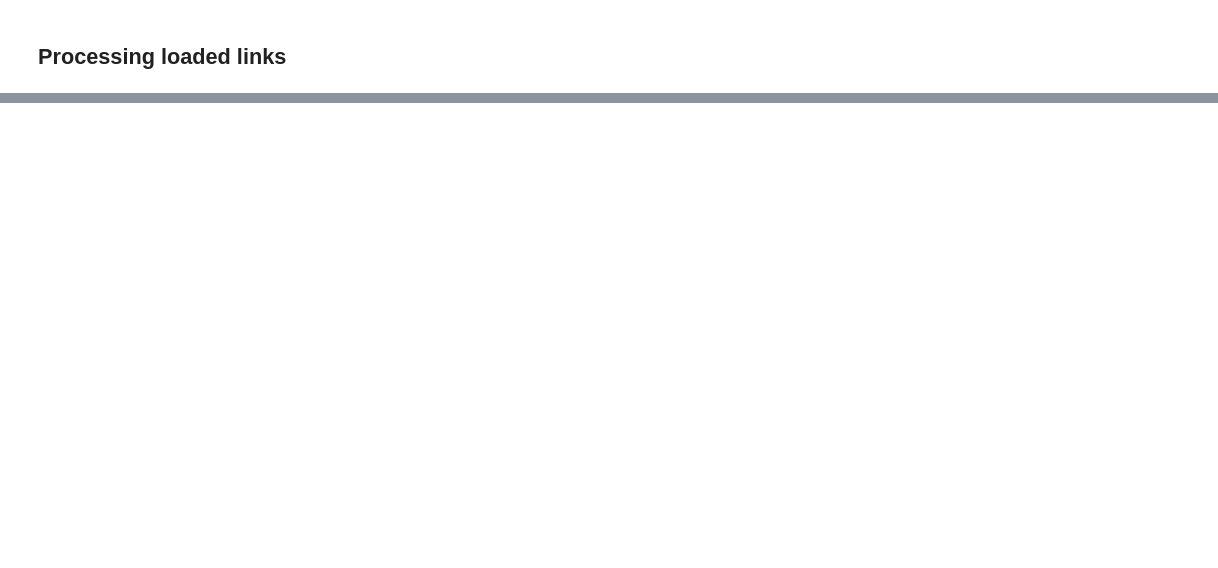
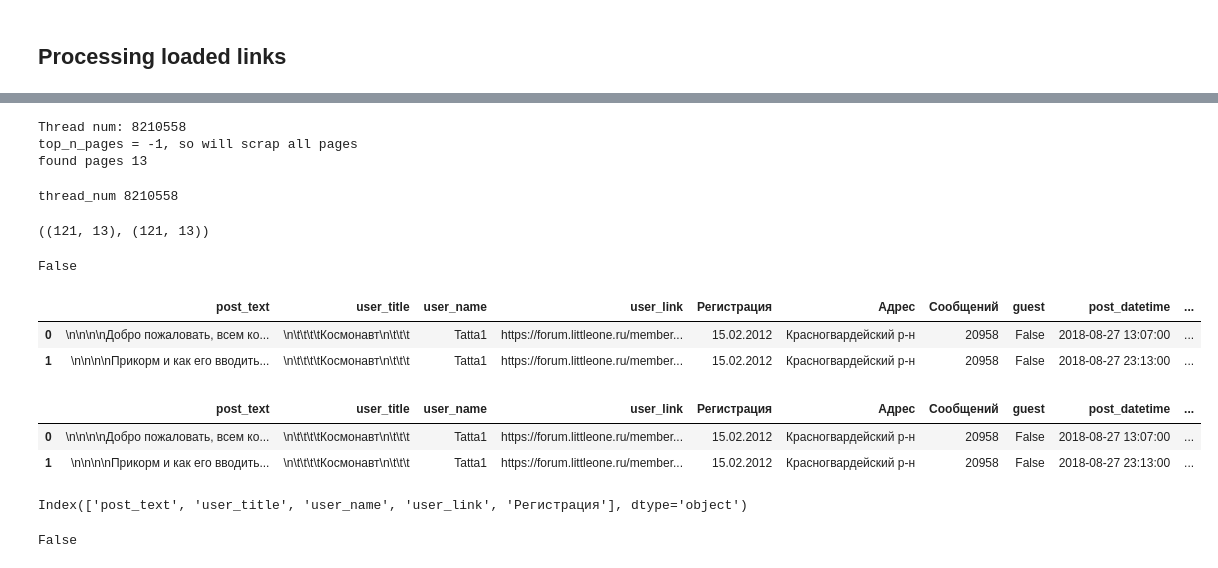
Before and after one commit to OlegBEZb/vBulletin_parser, a Jupyter notebook: vbulletin_parsing.ipynb, the cells around one changed output, grey strips where cells are left out. Cells and saved outputs as stored; diff of their text form; code cells hidden in the pictures; blank space fills up the shorter version.

```diff
--- a/vbulletin_parsing.ipynb
+++ b/vbulletin_parsing.ipynb
@@ -694,0 +284,62 @@ get_all_info_from_file(os.path.join(raw_data_path, str(4251847), str(374)))
+# %%
+thread_url = 'https://forum.littleone.ru/showthread.php?t=8210558'
+# %%
+direct_df = get_thread_msgs(thread_url, top_n_pages=-1, headless=False)
+# %% [output]
+Thread num: 8210558
+top_n_pages = -1, so will scrap all pages
+found pages 13
+# %%
+# For that thread the subsection is the following
+subsection_url = 'https://forum.littleone.ru/forumdisplay.php?f=322'
+soup, driver = read_html_with_webdriver(subsection_url, headless=True)
+topics = soup.find('ol', {'id': 'threads'}).find_all('li', {'class': re.compile('threadbit hot *')})
+
+test_topic = [topic for topic in topics if re.findall('\d{7}', topic.find('a', href=True).attrs['href'])[0] == '8210558'][0]
+
+pages = get_topic_pages_num_from_subsection(test_topic)
+topic_name = test_topic.find('a', 'title').text
+href = test_topic.find('a', href=True).attrs['href']
+#print('href', href)
+topic_num = re.findall('\d{7}', href)[0]
+topic_local_dir = os.path.join(".", str(topic_num))
+# extract a function
+if not os.path.exists(topic_local_dir):
+    os.makedirs(topic_local_dir)
+
+for i in range(1, pages + 1):
+    wget.download(get_link('https://forum.littleone.ru/', topic_num, i),
+                  out=os.path.join(topic_local_dir, str(i)),
+                  bar=None)
+
+two_step_df = process_thread('8210558', '.', return_df=True)
+# %% [output]
+thread_num 8210558
+# %%
+direct_df.shape, two_step_df.shape
+# %% [output]
+((121, 13), (121, 13))
+# %%
+direct_df.equals(two_step_df)
+# %% [output]
+False
+# %%
+direct_df.head(2)
+# %% [output]
+|  | post_text | user_title | user_name | user_link | Регистрация | Адрес | Сообщений | guest | post_datetime | ... |
+| 0 | \n\n\n\nДобро пожаловать, всем ко... | \n\t\t\t\tКосмонавт\n\t\t\t | Tatta1 | https://forum.littleone.ru/member... | 15.02.2012 | Красногвардейский р-н | 20958 | False | 2018-08-27 13:07:00 | ... |
+| 1 | \n\n\n\nПрикорм и как его вводить... | \n\t\t\t\tКосмонавт\n\t\t\t | Tatta1 | https://forum.littleone.ru/member... | 15.02.2012 | Красногвардейский р-н | 20958 | False | 2018-08-27 23:13:00 | ... |
+# %%
+two_step_df.head(2)
+# %% [output]
+|  | post_text | user_title | user_name | user_link | Регистрация | Адрес | Сообщений | guest | post_datetime | ... |
+| 0 | \n\n\n\nДобро пожаловать, всем ко... | \n\t\t\t\tКосмонавт\n\t\t\t | Tatta1 | https://forum.littleone.ru/member... | 15.02.2012 | Красногвардейский р-н | 20958 | False | 2018-08-27 13:07:00 | ... |
+| 1 | \n\n\n\nПрикорм и как его вводить... | \n\t\t\t\tКосмонавт\n\t\t\t | Tatta1 | https://forum.littleone.ru/member... | 15.02.2012 | Красногвардейский р-н | 20958 | False | 2018-08-27 23:13:00 | ... |
+# %%
+direct_df.columns[:5]
+# %% [output]
+Index(['post_text', 'user_title', 'user_name', 'user_link', 'Регистрация'], dtype='object')
+# %%
+direct_df[direct_df.columns[2:3]].equals(two_step_df[direct_df.columns[2:3]])
+# %% [output]
+False
```
Also changed, not shown: parts of 39 cells of this notebook, 5 other files.
